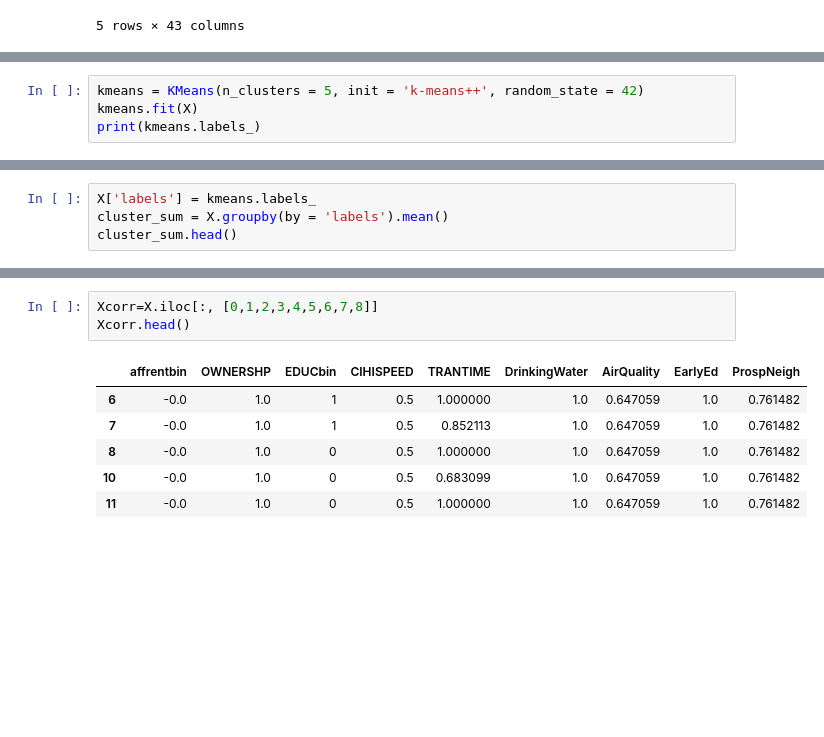
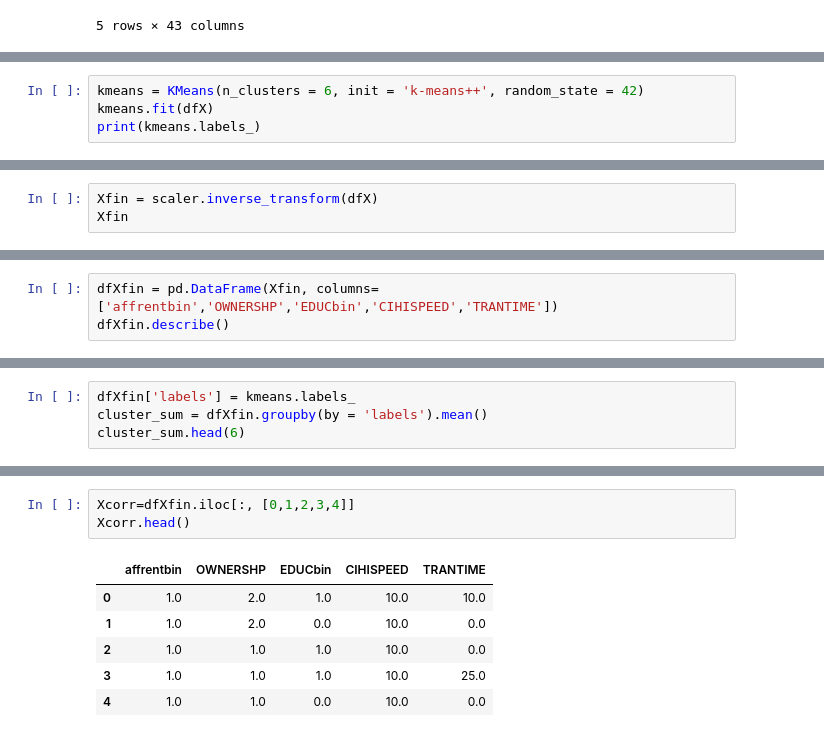
Before and after one commit to aren-kab/CDI-Capstone, a Jupyter notebook: IPUMSexploratoin.ipynb, the cells around one changed output, grey strips where cells are left out. Drawn from its saved outputs; the diff is of its cells as text; blank space fills up the shorter version.

```diff
--- a/IPUMSexploratoin.ipynb
+++ b/IPUMSexploratoin.ipynb
@@ -238,5 +213,5 @@ plt.show()
 # %%
-kmeans = KMeans(n_clusters = 5, init = 'k-means++', random_state = 42)
-kmeans.fit(X)
+kmeans = KMeans(n_clusters = 6, init = 'k-means++', random_state = 42)
+kmeans.fit(dfX)
 print(kmeans.labels_)
 # %% [output]
@@ -243,0 +219,3 @@ print(kmeans.labels_)
+# %%
+Xfin = scaler.inverse_transform(dfX)
+Xfin
@@ -243,0 +230,3 @@ print(kmeans.labels_)
+# %%
+dfXfin = pd.DataFrame(Xfin, columns=['affrentbin','OWNERSHP','EDUCbin','CIHISPEED','TRANTIME'])
+dfXfin.describe()
@@ -244,5 +243,5 @@ print(kmeans.labels_)
 # %%
-X['labels'] = kmeans.labels_
-cluster_sum = X.groupby(by = 'labels').mean()
-cluster_sum.head()
+dfXfin['labels'] = kmeans.labels_
+cluster_sum = dfXfin.groupby(by = 'labels').mean()
+cluster_sum.head(6)
 # %% [output]
@@ -273,13 +267,13 @@ X.describe()
 # %%
-Xcorr=X.iloc[:, [0,1,2,3,4,5,6,7,8]]
+Xcorr=dfXfin.iloc[:, [0,1,2,3,4]]
 Xcorr.head()
 # %% [output]
-|  | affrentbin | OWNERSHP | EDUCbin | CIHISPEED | TRANTIME | DrinkingWater | AirQuality | EarlyEd | ProspNeigh |
-| 6 | -0.0 | 1.0 | 1 | 0.5 | 1.000000 | 1.0 | 0.647059 | 1.0 | 0.761482 |
-| 7 | -0.0 | 1.0 | 1 | 0.5 | 0.852113 | 1.0 | 0.647059 | 1.0 | 0.761482 |
-| 8 | -0.0 | 1.0 | 0 | 0.5 | 1.000000 | 1.0 | 0.647059 | 1.0 | 0.761482 |
-| 10 | -0.0 | 1.0 | 0 | 0.5 | 0.683099 | 1.0 | 0.647059 | 1.0 | 0.761482 |
-| 11 | -0.0 | 1.0 | 0 | 0.5 | 1.000000 | 1.0 | 0.647059 | 1.0 | 0.761482 |
+|  | affrentbin | OWNERSHP | EDUCbin | CIHISPEED | TRANTIME |
+| 0 | 1.0 | 2.0 | 1.0 | 10.0 | 10.0 |
+| 1 | 1.0 | 2.0 | 0.0 | 10.0 | 0.0 |
+| 2 | 1.0 | 1.0 | 1.0 | 10.0 | 0.0 |
+| 3 | 1.0 | 1.0 | 1.0 | 10.0 | 25.0 |
+| 4 | 1.0 | 1.0 | 0.0 | 10.0 | 0.0 |
 # %%
 plt.subplots(figsize=(15,10))
 sns.heatmap(Xcorr.corr(), annot = True)
```
Also changed, not shown: parts of 23 cells of this notebook.
